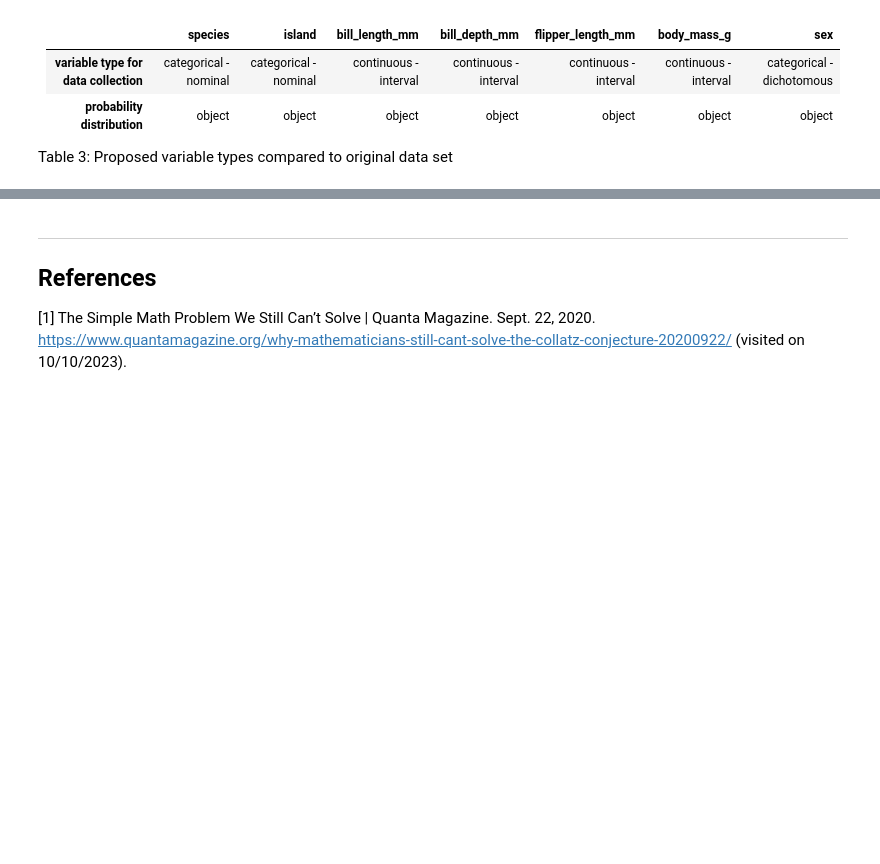
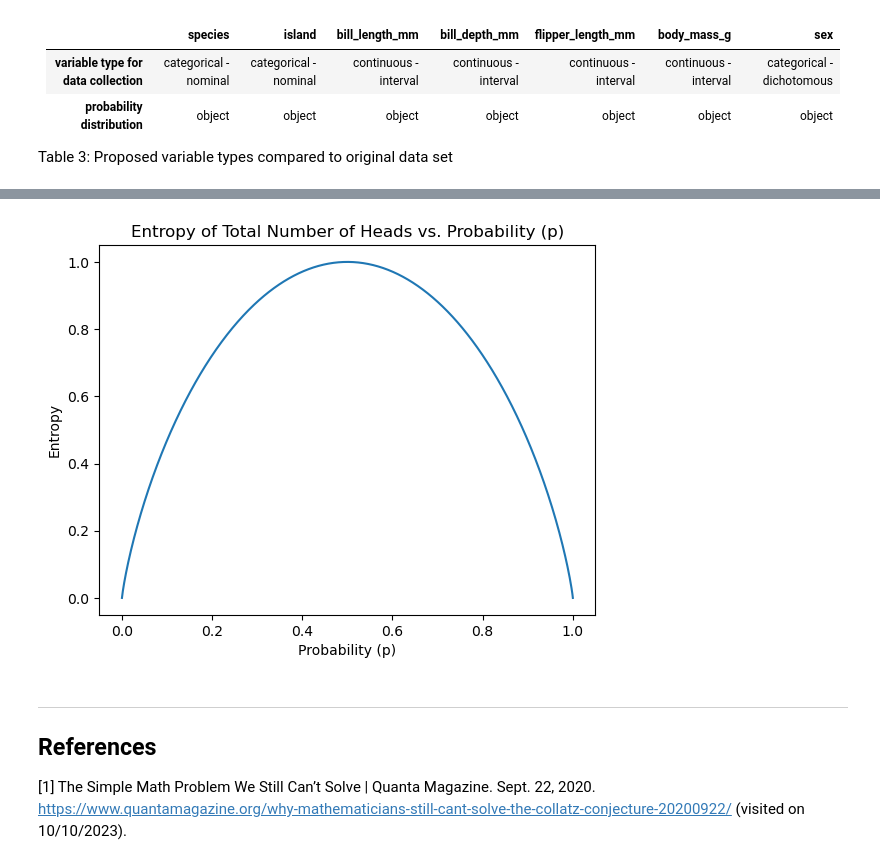
Before and after one commit to emma2d/Fundamentals_of_DA, a Jupyter notebook: tasks.ipynb, the cells around one changed output, grey strips where cells are left out. Drawn from its saved outputs; the diff is of its cells as text; code cells hidden in the pictures; blank space fills up the shorter version.

```diff
--- a/tasks.ipynb
+++ b/tasks.ipynb
@@ -366,3 +378,21 @@ Text(0, 0.5, 'Count')
+# %%
+def H(p):
+  return -(1 - p) * np.log2(1.0 - p) - p * np.log2(p)
+# %%
+# Generate a range of probabilities
+p_values = np.linspace(0.000000001, 0.999999999, 1001)
+# %%
+# Calculate entropy for each probability
+entropy_values = [H(p) for p in p_values]
+# %%
+# Plot the entropy as a function of p
+plt.plot(p_values, entropy_values)
+plt.title('Entropy of Total Number of Heads vs. Probability (p)')
+plt.xlabel('Probability (p)')
+plt.ylabel('Entropy')
+plt.show()
+# %% [output]
+[figure, added]
 # %% [markdown]
 ***
 ## References
```
Also changed, not shown: parts of 11 cells of this notebook.
